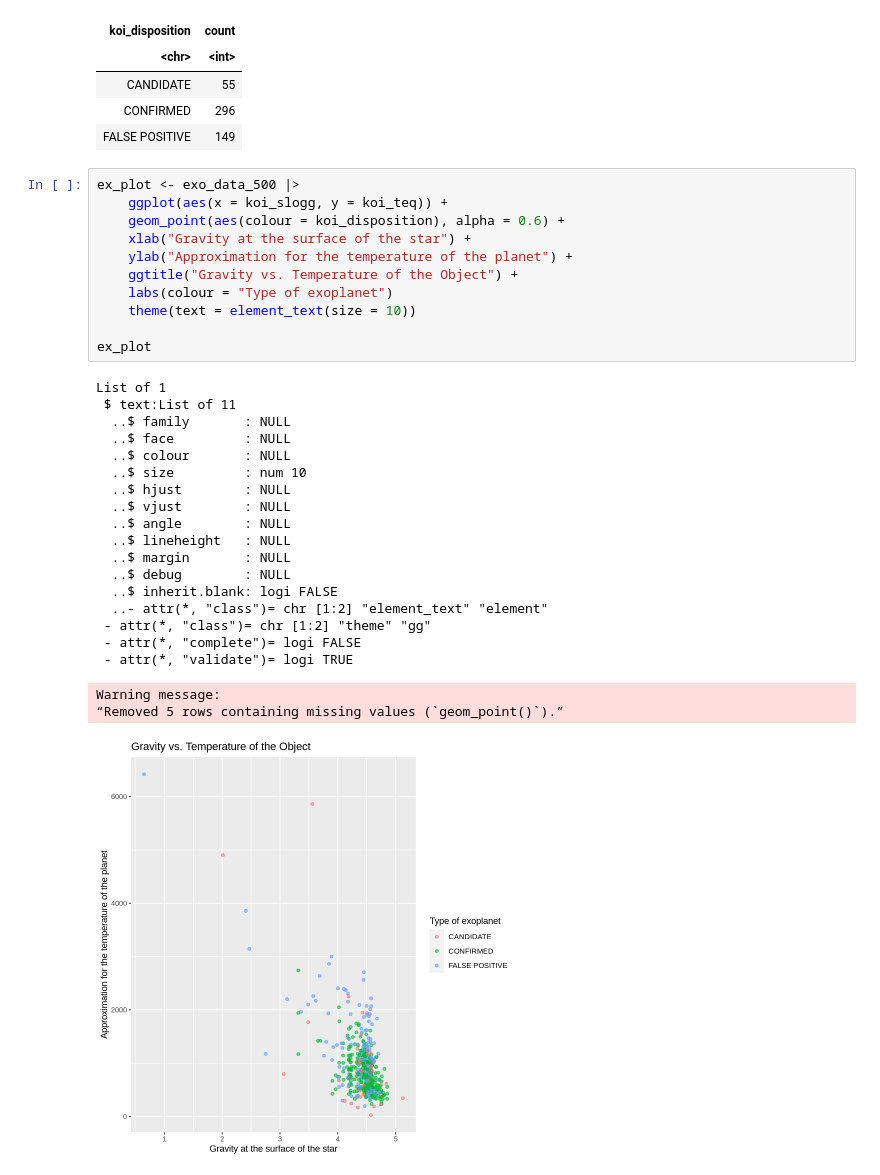
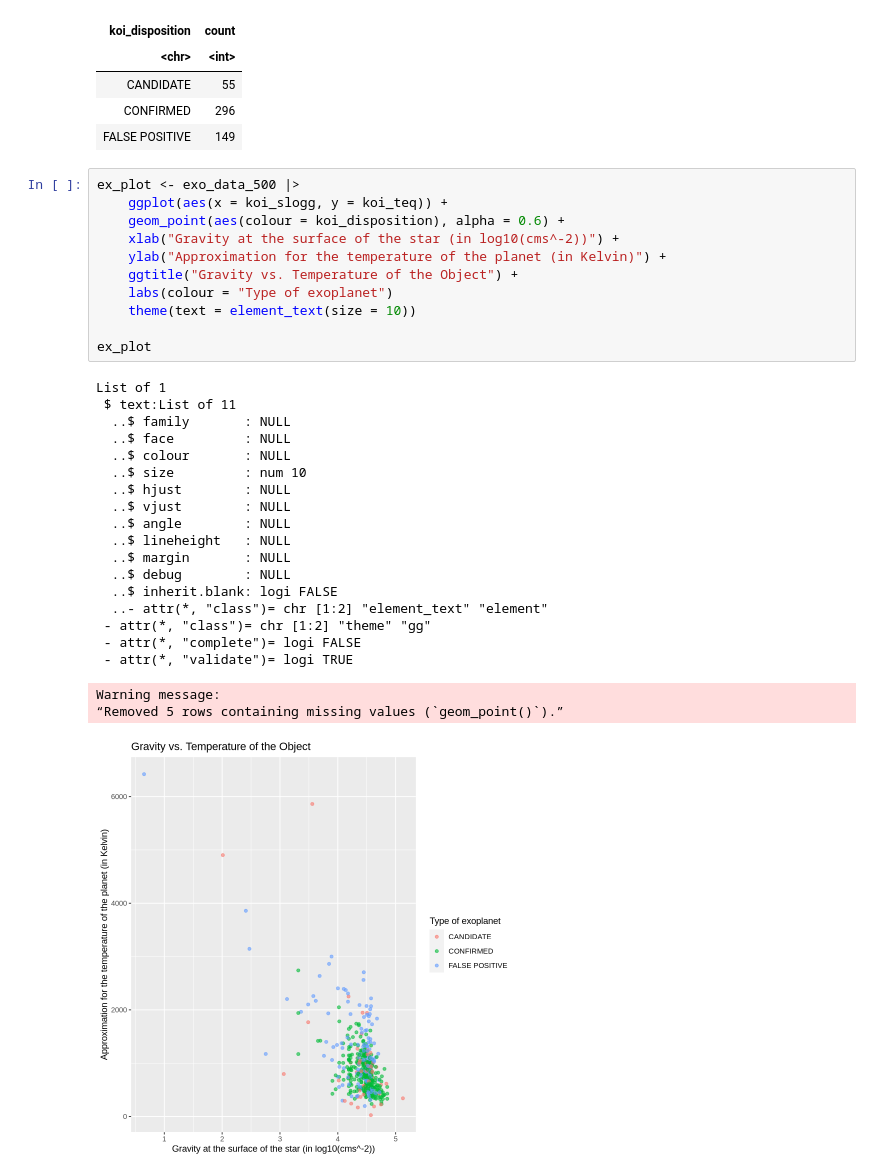
Before and after one commit to Anthony-Sheu/Kepler-Observations-Exoplanet-Prediction, a Jupyter notebook: Group Project Proposal.ipynb, the cells around one changed output. Saved outputs shown, nothing was run; the diff lists cells and outputs as text.

Commit message:
Finished Group Proposal
Added units to the graph and conclusion
Fixed spelling/grammatical errors

```diff
--- a/Group Project Proposal.ipynb
+++ b/Group Project Proposal.ipynb
@@ -107,33 +107,33 @@ A tibble: 3 × 2
 # %%
 ex_plot <- exo_data_500 |>
     ggplot(aes(x = koi_slogg, y = koi_teq)) +
     geom_point(aes(colour = koi_disposition), alpha = 0.6) +
-    xlab("Gravity at the surface of the star") +
-    ylab("Approximation for the temperature of the planet") +
+    xlab("Gravity at the surface of the star (in log10(cms^-2))") +
+    ylab("Approximation for the temperature of the planet (in Kelvin)") +
     ggtitle("Gravity vs. Temperature of the Object") +
     labs(colour = "Type of exoplanet")
     theme(text = element_text(size = 10))
 
 ex_plot
 # %% [output]
 List of 1
  $ text:List of 11
   ..$ family       : NULL
   ..$ face         : NULL
   ..$ colour       : NULL
   ..$ size         : num 10
   ..$ hjust        : NULL
   ..$ vjust        : NULL
   ..$ angle        : NULL
   ..$ lineheight   : NULL
   ..$ margin       : NULL
   ..$ debug        : NULL
   ..$ inherit.blank: logi FALSE
   ..- attr(*, "class")= chr [1:2] "element_text" "element"
  - attr(*, "class")= chr [1:2] "theme" "gg"
  - attr(*, "complete")= logi FALSE
  - attr(*, "validate")= logi TRUE
 Warning message:
 “Removed 5 rows containing missing values (`geom_point()`).”
-[figure, old version]
+[figure, new version]
 # %% [markdown]
```
Also changed, not shown: parts of 3 cells of this notebook.
